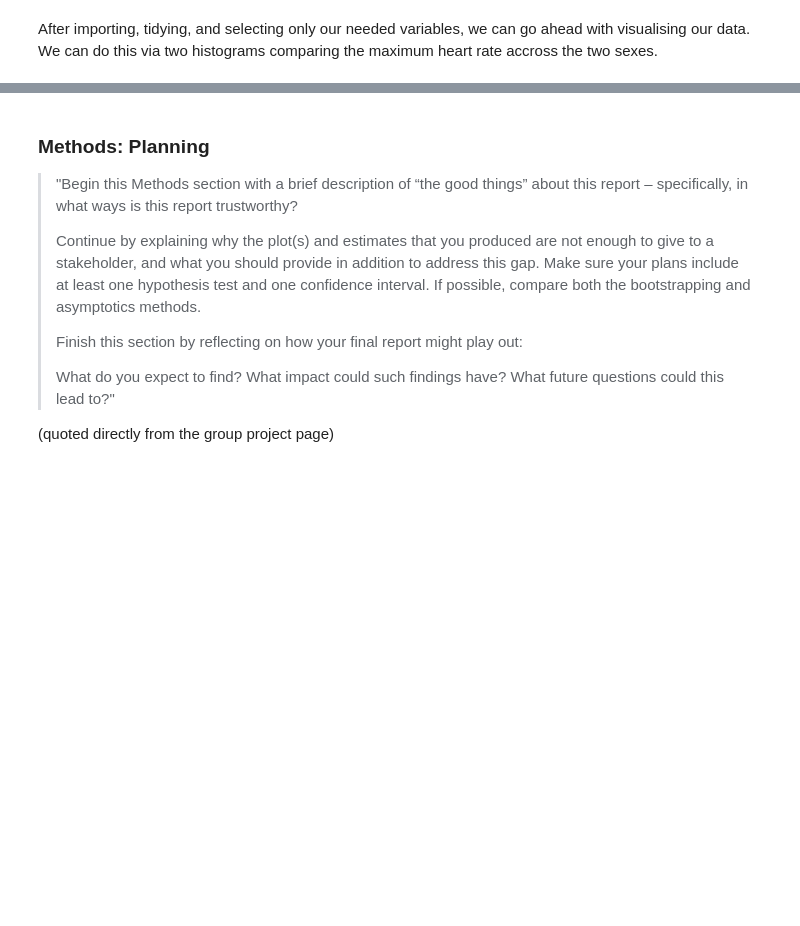
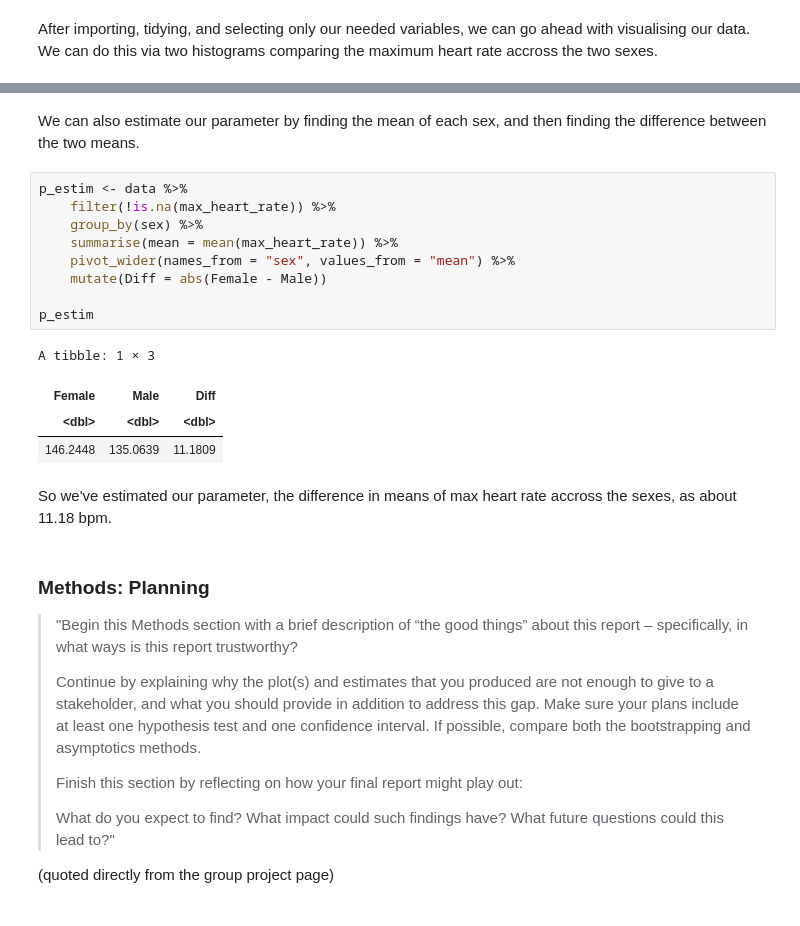
Before and after one commit to glenren/stat_201_group_47, a Jupyter notebook: project_proposal.ipynb, the cells around one changed output, grey strips where cells are left out. Saved outputs shown, nothing was run; the diff lists cells and outputs as text; blank space fills up the shorter version.

Commit message:
added parameter estimation

```diff
--- a/project_proposal.ipynb
+++ b/project_proposal.ipynb
@@ -77,3 +74,21 @@ Warning message:
+# %% [markdown]
+We can also estimate our parameter by finding the mean of each sex, and then finding the difference between the two means.
+# %%
+p_estim <- data %>%
+    filter(!is.na(max_heart_rate)) %>%
+    group_by(sex) %>%
+    summarise(mean = mean(max_heart_rate)) %>%
+    pivot_wider(names_from = "sex", values_from = "mean") %>%
+    mutate(Diff = abs(Female - Male))
+
+p_estim
+# %% [output]
+A tibble: 1 × 3
+| Female | Male | Diff |
+| <dbl> | <dbl> | <dbl> |
+| 146.2448 | 135.0639 | 11.1809 |
+# %% [markdown]
+So we've estimated our parameter, the difference in means of max heart rate accross the sexes, as about 11.18 bpm.
 # %% [markdown]
 ### Methods: Planning
 > "Begin this Methods section with a brief description of “the good things” about this report – specifically, in what ways is this report trustworthy?
```
Also changed, not shown: parts of 2 cells of this notebook.
